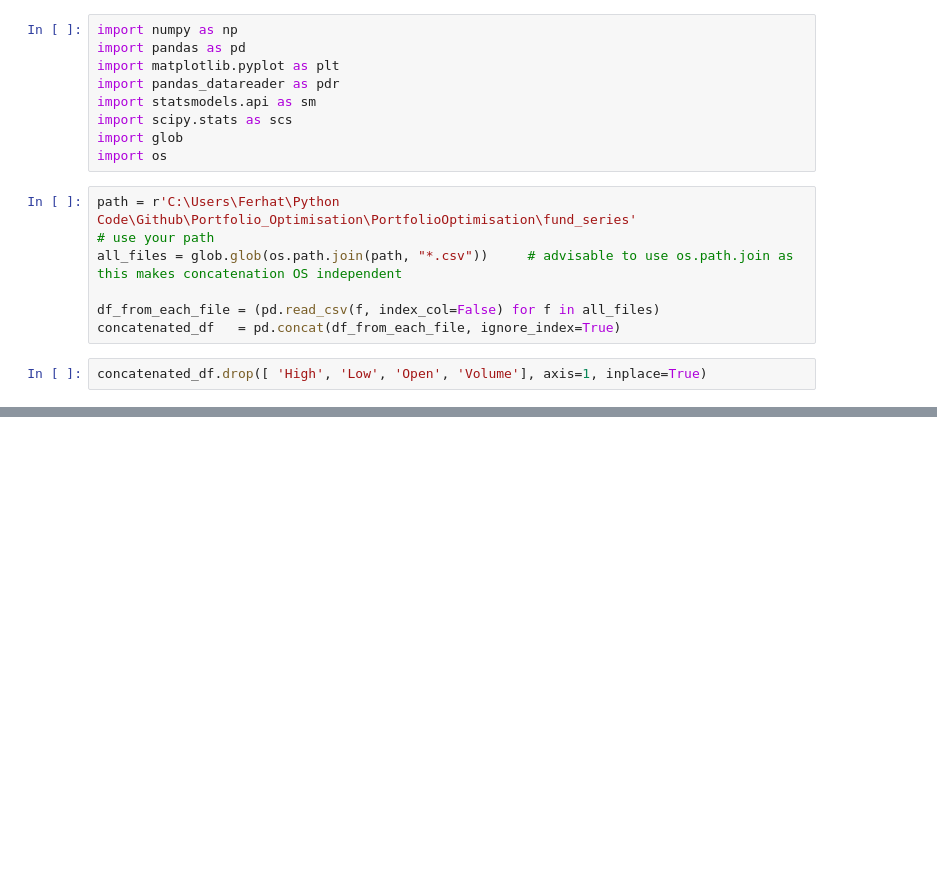
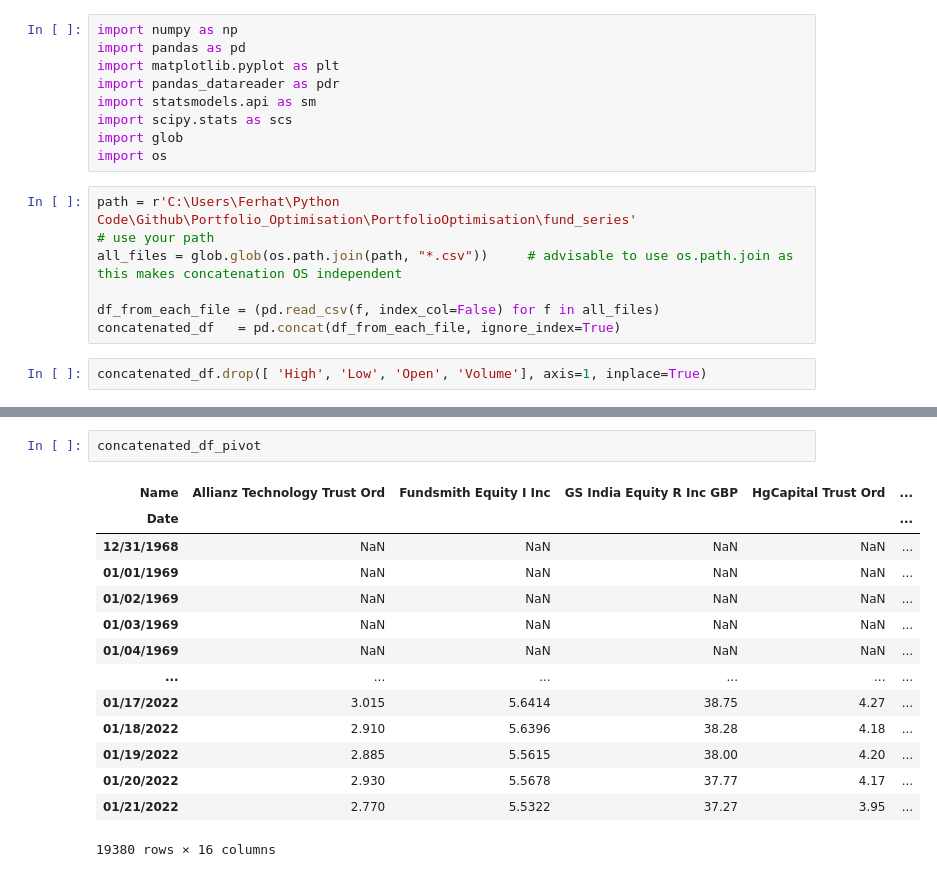
Before and after one commit to ferhat00/PortfolioOptimisation, a Jupyter notebook: Portfolio_optimisation_SIPP.ipynb, the cells around one changed output, grey strips where cells are left out. Cells and saved outputs as stored; diff of their text form; blank space fills up the shorter version.

```diff
--- a/Portfolio_optimisation_SIPP.ipynb
+++ b/Portfolio_optimisation_SIPP.ipynb
@@ -33,0 +75,17 @@ concatenated_df
+# %%
+concatenated_df_pivot
+# %% [output]
+| Name | Allianz Technology Trust Ord | Fundsmith Equity I Inc | GS India Equity R Inc GBP | HgCapital Trust Ord | ... |
+| Date |  |  |  |  | ... |
+| 12/31/1968 | NaN | NaN | NaN | NaN | ... |
+| 01/01/1969 | NaN | NaN | NaN | NaN | ... |
+| 01/02/1969 | NaN | NaN | NaN | NaN | ... |
+| 01/03/1969 | NaN | NaN | NaN | NaN | ... |
+| 01/04/1969 | NaN | NaN | NaN | NaN | ... |
+| ... | ... | ... | ... | ... | ... |
+| 01/17/2022 | 3.015 | 5.6414 | 38.75 | 4.27 | ... |
+| 01/18/2022 | 2.910 | 5.6396 | 38.28 | 4.18 | ... |
+| 01/19/2022 | 2.885 | 5.5615 | 38.00 | 4.20 | ... |
+| 01/20/2022 | 2.930 | 5.5678 | 37.77 | 4.17 | ... |
+| 01/21/2022 | 2.770 | 5.5322 | 37.27 | 3.95 | ... |
+19380 rows × 16 columns
```
Also changed, not shown: parts of 8 cells of this notebook.
